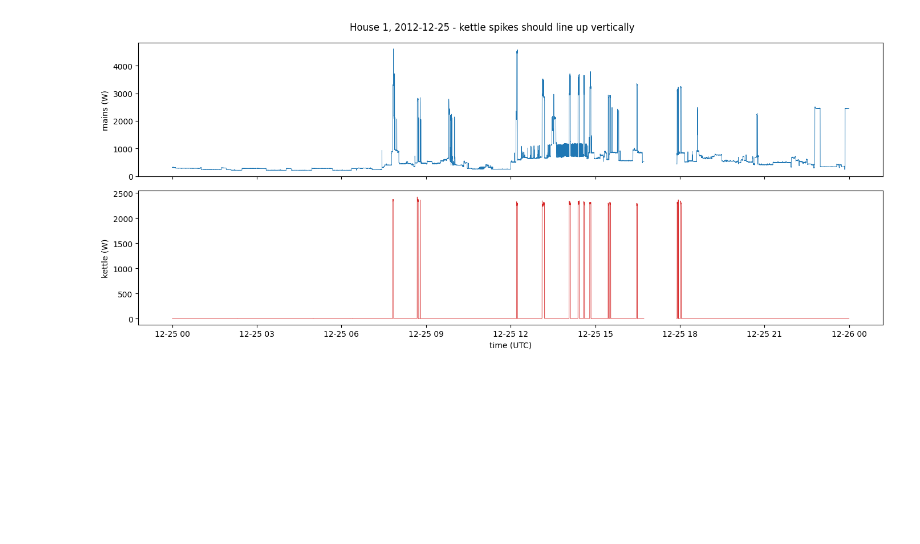
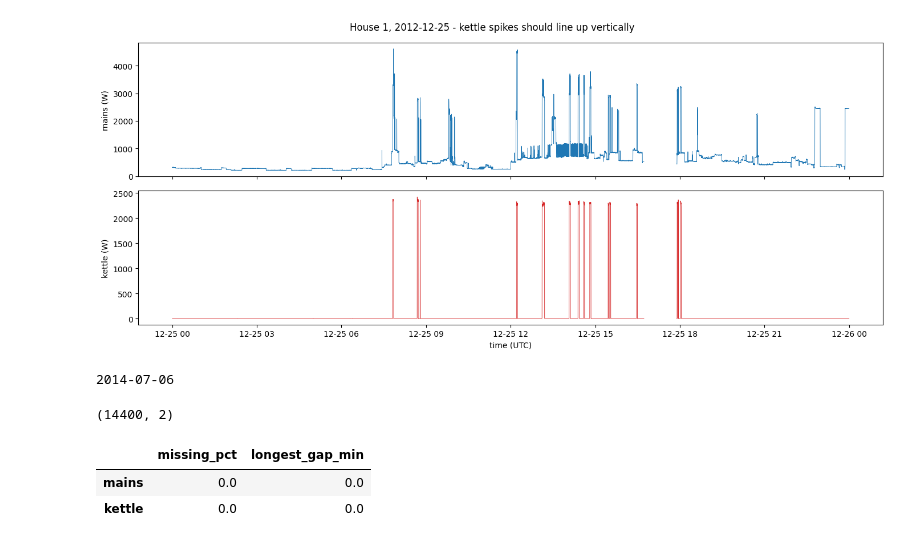
Before and after one commit to AayushAswal27/wattparse, a Jupyter notebook: notebooks/02_alignment_check.ipynb, the cells around one changed output. Saved outputs shown, nothing was run; the diff lists cells and outputs as text; code cells hidden in the pictures; blank space fills up the shorter version.

```diff
--- a/notebooks/02_alignment_check.ipynb
+++ b/notebooks/02_alignment_check.ipynb
@@ -32,3 +32,17 @@ fig.suptitle(f"House 1, {start.date()} - kettle spikes should line up vertically
 plt.tight_layout()
 # %% [output]
 [figure]
+# %%
+start5, end5 = busiest_day(H5, 5, "kettle")
+print(start5.date())
+# %% [output]
+2014-07-06
+# %%
+df5 = align(H5, 5, "kettle", start=start5, end=end5)
+print(df5.shape)
+gap_report(df5)
+# %% [output]
+(14400, 2)
+|  | missing_pct | longest_gap_min |
+| mains | 0.0 | 0.0 |
+| kettle | 0.0 | 0.0 |
```
Also changed, not shown: parts of 1 cell of this notebook.
